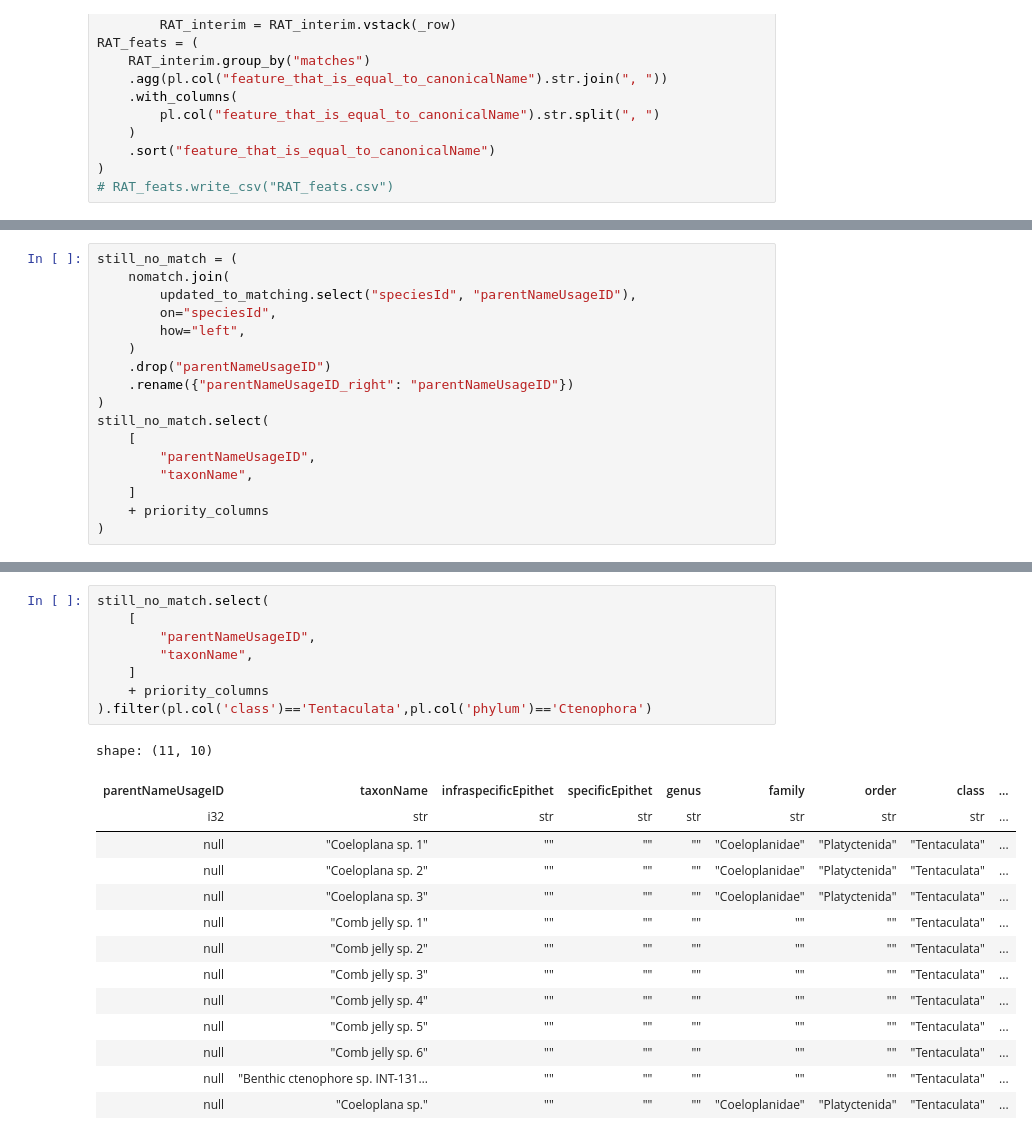
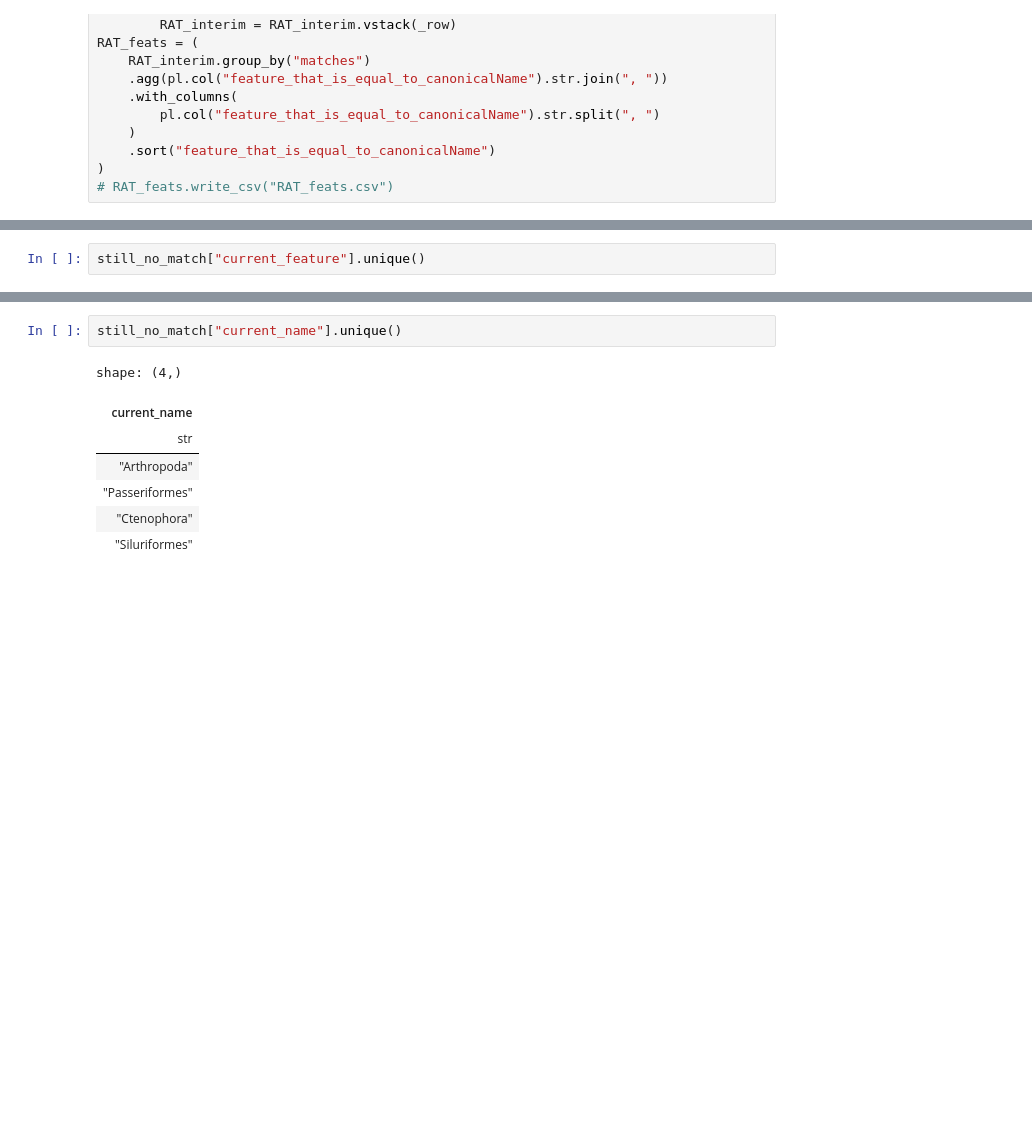
Before and after one commit to roberthobblebottom/lkcnhm_data_wrangling, a Jupyter notebook: __marimo__/more R translation.ipynb, the cells around one changed output, grey strips where cells are left out. Drawn from its saved outputs; the diff is of its cells as text; blank space fills up the shorter version.

```diff
--- a/__marimo__/more R translation.ipynb
+++ b/__marimo__/more R translation.ipynb
@@ -394,18 +403,3 @@ shape: (0, 23)
 # %%
-still_no_match = (
-    nomatch.join(
-        updated_to_matching.select("speciesId", "parentNameUsageID"),
-        on="speciesId",
-        how="left",
-    )
-    .drop("parentNameUsageID")
-    .rename({"parentNameUsageID_right": "parentNameUsageID"})
-)
-still_no_match.select(
-    [
-        "parentNameUsageID",
-        "taxonName",
-    ]
-    + priority_columns
-)
+still_no_match["current_feature"].unique()
 # %% [output]
@@ -433,23 +413,10 @@ shape: (8_445, 10)
 # %%
-still_no_match.select(
-    [
-        "parentNameUsageID",
-        "taxonName",
-    ]
-    + priority_columns
-).filter(pl.col('class')=='Tentaculata',pl.col('phylum')=='Ctenophora')
+still_no_match["current_name"].unique()
 # %% [output]
-shape: (11, 10)
+shape: (4,)
-| parentNameUsageID | taxonName | infraspecificEpithet | specificEpithet | genus | family | order | class | ... |
-| i32 | str | str | str | str | str | str | str | ... |
-| null | "Coeloplana sp. 1" | "" | "" | "" | "Coeloplanidae" | "Platyctenida" | "Tentaculata" | ... |
-| null | "Coeloplana sp. 2" | "" | "" | "" | "Coeloplanidae" | "Platyctenida" | "Tentaculata" | ... |
-| null | "Coeloplana sp. 3" | "" | "" | "" | "Coeloplanidae" | "Platyctenida" | "Tentaculata" | ... |
-| null | "Comb jelly sp. 1" | "" | "" | "" | "" | "" | "Tentaculata" | ... |
-| null | "Comb jelly sp. 2" | "" | "" | "" | "" | "" | "Tentaculata" | ... |
-| null | "Comb jelly sp. 3" | "" | "" | "" | "" | "" | "Tentaculata" | ... |
-| null | "Comb jelly sp. 4" | "" | "" | "" | "" | "" | "Tentaculata" | ... |
-| null | "Comb jelly sp. 5" | "" | "" | "" | "" | "" | "Tentaculata" | ... |
-| null | "Comb jelly sp. 6" | "" | "" | "" | "" | "" | "Tentaculata" | ... |
-| null | "Benthic ctenophore sp. INT-131… | "" | "" | "" | "" | "" | "Tentaculata" | ... |
-| null | "Coeloplana sp." | "" | "" | "" | "Coeloplanidae" | "Platyctenida" | "Tentaculata" | ... |
+| current_name |
+| str |
+| "Arthropoda" |
+| "Passeriformes" |
+| "Ctenophora" |
+| "Siluriformes" |
```
Also changed, not shown: parts of 61 cells of this notebook, 2 other files.
